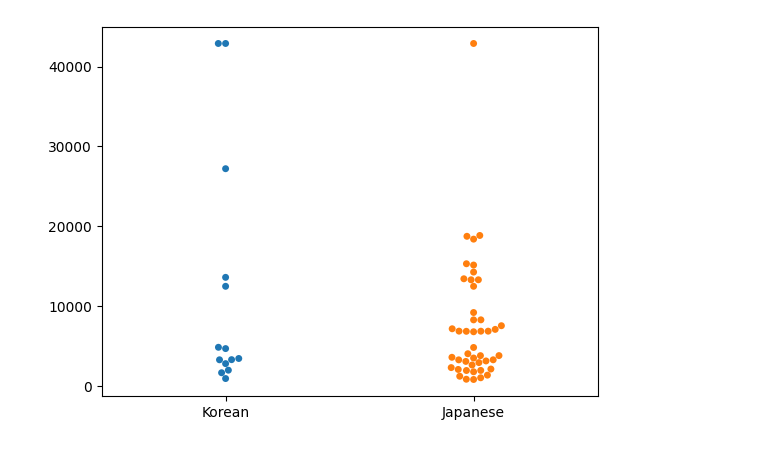
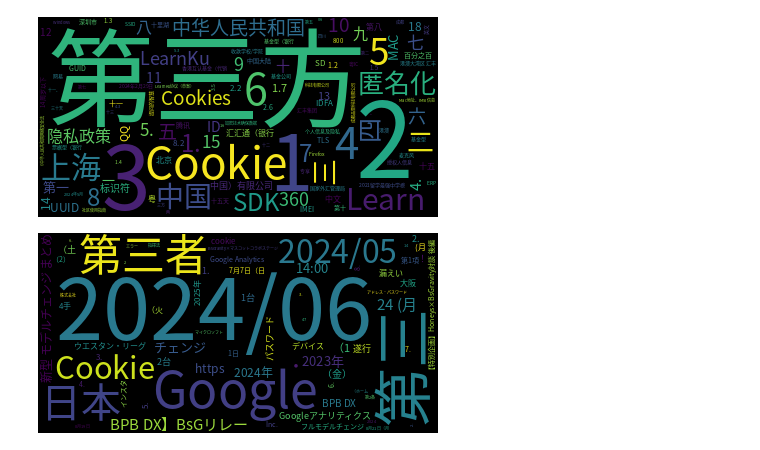
Before and after one commit to Pknakamura/MultiLangPolicyScanner_JPTokenization, a Jupyter notebook: workFolder4Jack/preprocessing.ipynb, the cells around one changed output. Cells and saved outputs as stored; diff of their text form; code cells hidden in the pictures.

```diff
--- a/workFolder4Jack/preprocessing.ipynb
+++ b/workFolder4Jack/preprocessing.ipynb
@@ -36,8 +65,19 @@ zh_pol = collect_policies(Path("../crawler/policies/sample_policies_chinese"))
-# %%
-# Plot of Korean vs Japanese privacy policy lengths
-sb.swarmplot({"Korean":[len(p) for p in ko_pol],"Japanese": [len(p) for p in ja_pol]});
-# %% [output]
-[figure, removed]
+# %%
+# Chinese
+cloud=wordcloud.WordCloud(font_path=font_path)
+freqs = get_freqs([str(ent) for doc in zh_docs for ent in doc.ents])
+cloud.generate_from_frequencies(freqs)
+cloud.to_image()
+# %% [output]
+[figure, added]
+# %%
+# Japanese
+cloud=wordcloud.WordCloud(font_path=font_path)
+freqs = get_freqs([str(ent) for doc in ja_docs for ent in doc.ents])
+cloud.generate_from_frequencies(freqs)
+cloud.to_image()
+# %% [output]
+[figure, added]
 # %%
 # Korean
 cloud=wordcloud.WordCloud(font_path=font_path)
```
Also changed, not shown: parts of 13 cells of this notebook, 1 other file.
